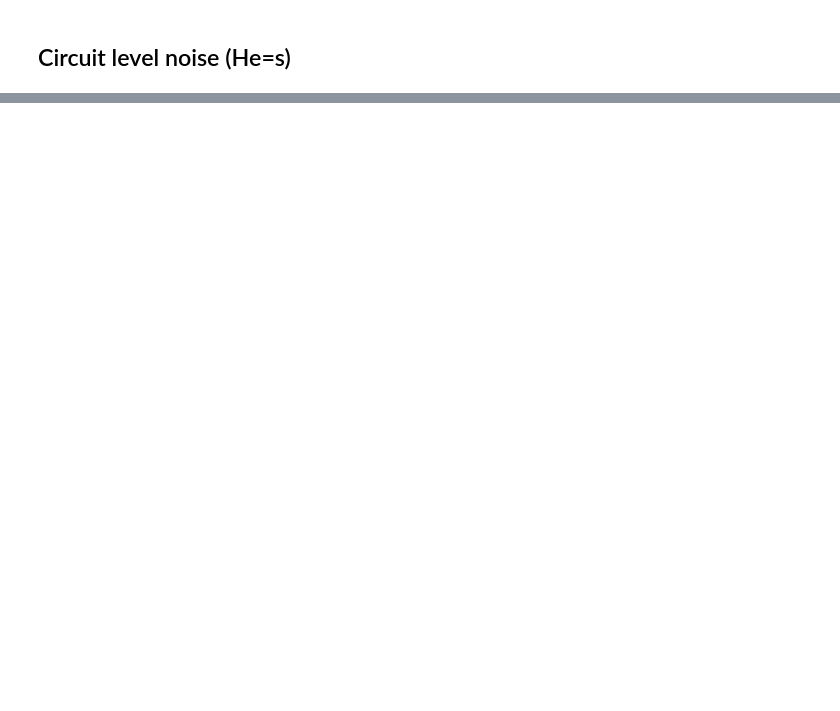
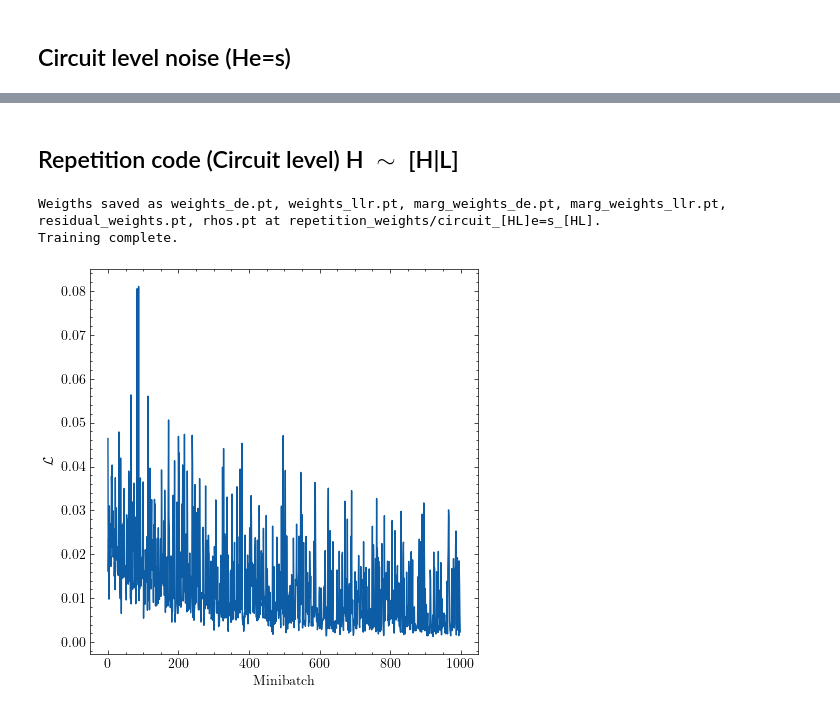
Before and after one commit to sajag-kumar/decoding-sparse-codes, a Jupyter notebook: nbp_repetition.ipynb, the cells around one changed output, grey strips where cells are left out. Cells and saved outputs as stored; diff of their text form; code cells hidden in the pictures; blank space fills up the shorter version.

```diff
--- a/nbp_repetition.ipynb
+++ b/nbp_repetition.ipynb
@@ -187,0 +189,59 @@ Training complete.
+# %% [markdown]
+## Repetition code (Circuit level) H $\sim$ [H|L]
+# %%
+p = 0.005
+LEARNING_RATE = 0.001
+LAYERS = 20
+BATCH_SIZE = 120
+MINIBATCHES = 1000
+CODE = 'repetition'
+NOISE_MODEL = 'circuit'
+LOSS_FUNCTION = '[HL]e=s'
+WEIGHTS_PATH = f'{CODE}_weights/{NOISE_MODEL}_{LOSS_FUNCTION}_[HL]'
+
+circuit = stim.Circuit.generated(
+                "repetition_code:memory",
+                rounds=3,
+                distance=3,
+                after_clifford_depolarization=p,
+                after_reset_flip_probability=p,
+                before_measure_flip_probability=p,
+                before_round_data_depolarization=p)
+
+matrices = DEM_to_matrices(circuit.detector_error_model(decompose_errors=False))
+
+decoder = Nbp(matrices=matrices,
+              layers=LAYERS,
+              batch_size=BATCH_SIZE,
+              loss_function=LOSS_FUNCTION)
+
+parameters = decoder.weights_llr + decoder.weights_de + decoder.marg_weights_llr + decoder.marg_weights_de + decoder.rhos + decoder.residual_weights
+optimiser = torch.optim.Adam(parameters, lr=LEARNING_RATE)
+loss = torch.zeros(MINIBATCHES)
+idx = 0
+
+with tqdm(total=MINIBATCHES) as pbar:
+    for _ in range(MINIBATCHES):
+
+        dem = circuit.detector_error_model(decompose_errors=False)
+        sampler = dem.compile_sampler()
+        syndromes, logical_flips, errors = sampler.sample(shots=decoder.batch_size, return_errors=True)
+
+        syndromes = torch.from_numpy(syndromes).int()
+        syndromes = torch.reshape(syndromes, (len(syndromes), len(syndromes[0]), 1))
+        logical_flips = torch.from_numpy(logical_flips).int()
+        errors = torch.from_numpy(errors).int()
+        loss[idx]= optimization_step(decoder, syndromes, errors, optimiser)
+
+        pbar.update(1)
+        pbar.set_description(f"loss {loss[idx]:.16f}")
+        idx += 1
+
+    decoder.save_weights(WEIGHTS_PATH)
+print('Training complete.\n')
+
+plot(loss)
+# %% [output]
+Weigths saved as weights_de.pt, weights_llr.pt, marg_weights_de.pt, marg_weights_llr.pt, residual_weights.pt, rhos.pt at repetition_weights/circuit_[HL]e=s_[HL].
+Training complete.
+[figure, added]
```
Also changed, not shown: parts of 5 cells of this notebook, 6 other files.
